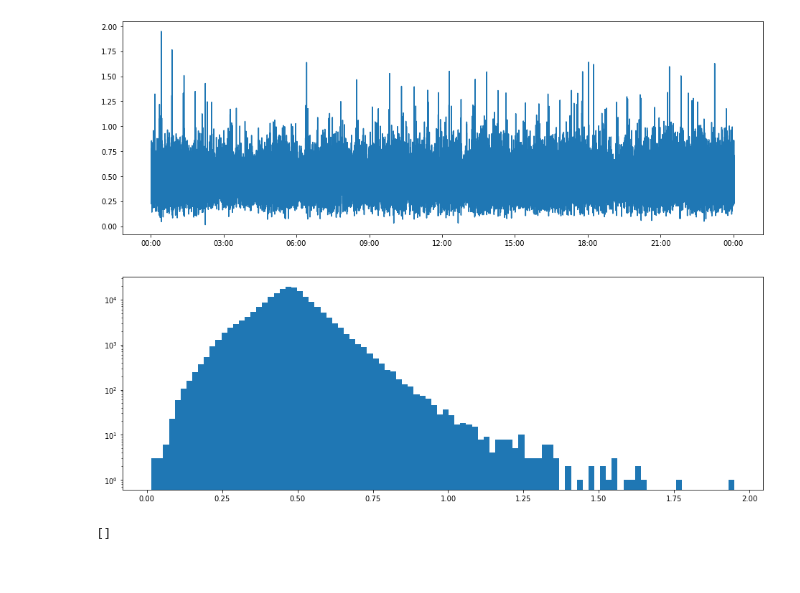
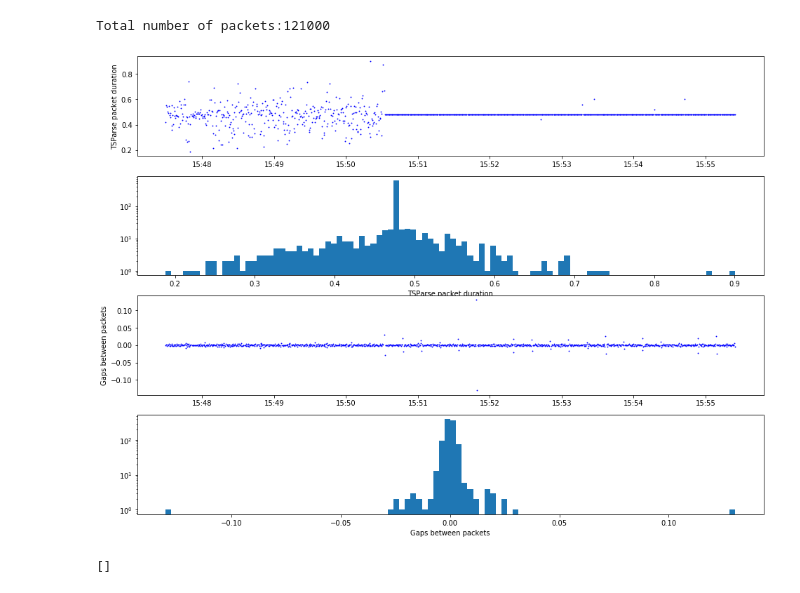
Before and after one commit to LjsOks1/ottstreamer, a Jupyter notebook: webapp/asrun_mockup.ipynb, the cells around one changed output. Cells and saved outputs as stored; diff of their text form; code cells hidden in the pictures.

```diff
--- a/webapp/asrun_mockup.ipynb
+++ b/webapp/asrun_mockup.ipynb
@@ -9,9 +9,11 @@ from datetime import datetime
 from datetime import timedelta
 import re
 import copy
+from pandas.plotting import register_matplotlib_converters
+register_matplotlib_converters()
 
 channel="nickjr_rom"
-txdate="2019-10-06"
+txdate="2019-11-10"
 # %%
 def get_commercial_log(channel,txdate):
     breaks=[]
@@ -48,7 +50,7 @@ def get_segments_played(channel,txdate):
     parse_packets=[]
     regex_download=r"([^\s]*)(.*)(http:.*)"
     regex_timestamp=r"([^\s]*).*Pushing out pending packets at: ([^\s]*) ([^\s]*).*Timestamp:([^\s]*) DUR:([^\s]*) SIZE:([^\s]*)"
-    hls2rtp_logs="/home/lajos/projects/ottstreamer/hls2rtp/logs"
+    hls2rtp_logs="/ddrive/ottstreamer/hls2rtp/logs"
     local_feed=[lf for lf in Config.LOCALIZED_FEEDS if lf["dir"]==channel][0]
     txdate_datetime=datetime.strptime(txdate,'%Y-%m-%d')
     if txdate_datetime.date()==datetime.now().date():
@@ -59,6 +61,7 @@ def get_segments_played(channel,txdate):
     base_wallclock=datetime(1900, 1, 1, 0, 0)
     base_timestamp=datetime(1900, 1, 1, 0, 0)
     prev_end_timestamp=datetime(1900, 1, 1, 0, 0)
+    prev_end_timestamp_tp=datetime(1900,1,1,0,0)
     download={}
     with open(hls2rtp_log) as file:
         for ln,line in enumerate(file):
@@ -75,7 +78,10 @@ def get_segments_played(channel,txdate):
                 parse_packet["PCR"]=ts_to_datetime(match.group(4)[0:-3])
                 parse_packet["Duration"]=ts_to_timedelta(match.group(5)[0:-3])
                 parse_packet["Size"]=int(match.group(6))
+                parse_packet["gap"]=parse_packet["timestamp"]-prev_end_timestamp_tp
+                prev_end_timestamp_tp=parse_packet["timestamp"]+parse_packet["Duration"]
                 parse_packets.append(parse_packet)
+
 
             elif "Downloading fragment uri" in line:
                 match=re.search(regex_download,line)
@@ -168,9 +167,20 @@ To register the converters:
 # %%
 #tsparse packet durations...
-fig,(ax1,ax2)=plt.subplots(2,1,figsize=(16,12))
+tp_start=120000
+tp_end=121000 #len(tp)
+print("Total number of packets:{}".format(tp_end))
+fig,(ax1,ax2,ax3,ax4)=plt.subplots(4,1,figsize=(16,12))
 ax1.xaxis.set_major_formatter(mdates.DateFormatter('%H:%M'))
-ax1.plot([t["wallclock"]for t in tp],[t["Duration"].total_seconds() for t in tp])
-ax2.hist( [t["Duration"].total_seconds() for t in tp],log=True,bins=100);
+ax1.plot([t["wallclock"] for t in tp[tp_start:tp_end]],[t["Duration"].total_seconds() for t in tp[tp_start:tp_end]],"bp",markersize=1)
+ax1.set_ylabel("TSParse packet duration");
+ax2.hist( [t["Duration"].total_seconds() for t in tp[tp_start:tp_end]],log=True,bins=100);
+ax2.set_xlabel("TSParse packet duration");
+ax3.xaxis.set_major_formatter(mdates.DateFormatter('%H:%M'))
+ax3.plot([t["wallclock"] for t in tp[tp_start:tp_end]],[t["gap"].total_seconds() for t in tp[tp_start:tp_end]],"bp",markersize=1);
+ax3.set_ylabel("Gaps between packets");
+ax4.hist( [t["gap"].total_seconds() for t in tp[tp_start:tp_end]],log=True,bins=100);
+ax4.set_xlabel("Gaps between packets");
 # %% [output]
+Total number of packets:121000
-[figure, old version]
+[figure, new version]
 # %%
```
Also changed, not shown: parts of 14 cells of this notebook, 19 other files.
